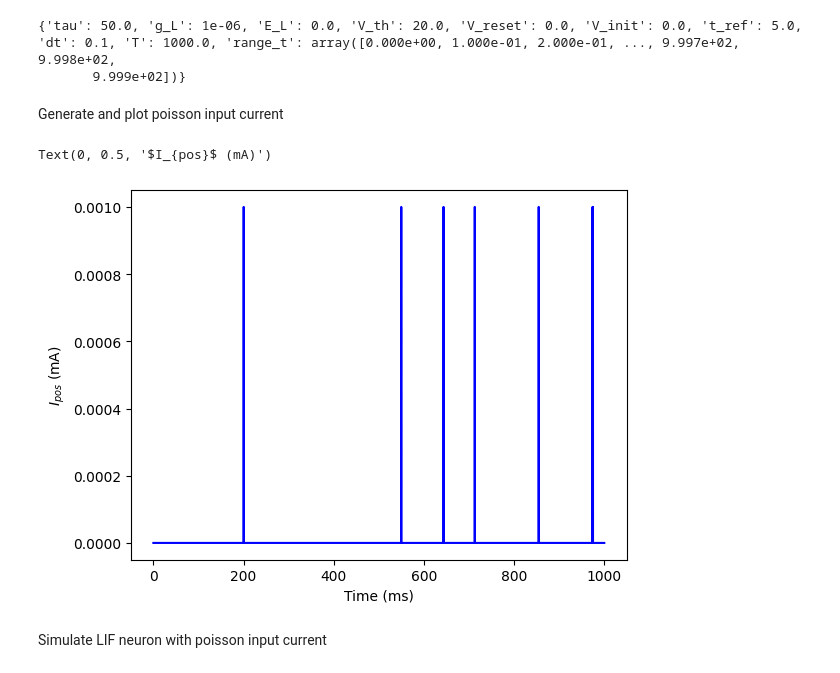
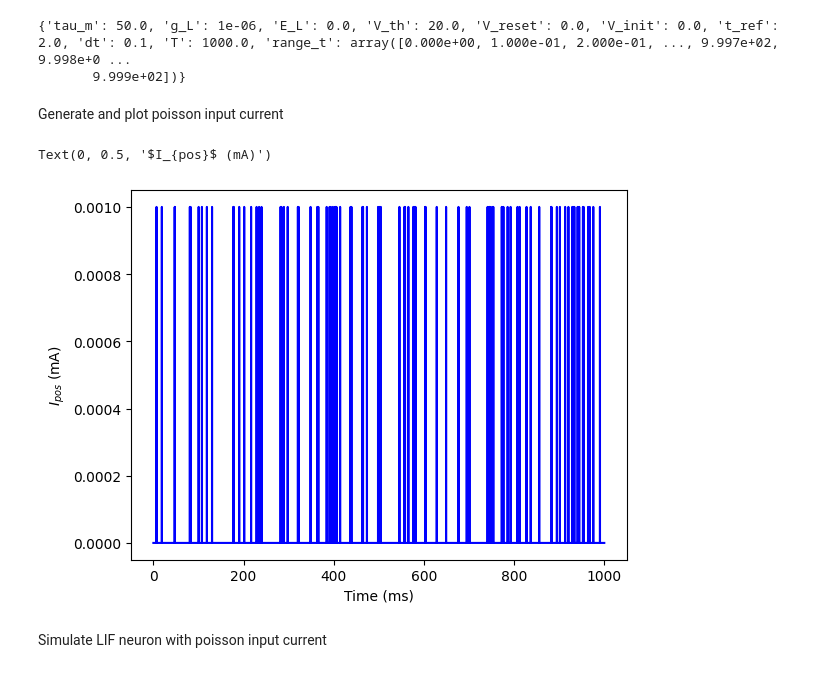
Before and after one commit to rahul-nauni/neuron_dynamics, a Jupyter notebook: LIF_poisson.ipynb, the cells around one changed output. Cells and saved outputs as stored; diff of their text form; code cells hidden in the pictures.

```diff
--- a/LIF_poisson.ipynb
+++ b/LIF_poisson.ipynb
@@ -16,13 +20,13 @@ def default_params(**kwargs):
     params = {}
 
     # Define neuron parameters
-    params['tau'] = 50.0 # Membrane time constant
+    params['tau_m'] = 50.0 # Membrane time constant
     params['g_L'] = 1e-6  # Leak resistance (in ohms)
     params['E_L'] = 0.0  # Resting potential (in mV)
     params['V_th'] = 20.0  # Threshold voltage (in mV)
     params['V_reset'] = 0.0  # Reset voltage (in mV)
     params['V_init'] = 0.0   # initial potential [mV]
-    params['t_ref'] = 5.0  # Refractory period (in ms)
+    params['t_ref'] = 2.0  # Refractory period (in ms)
 
     # Define the simulation parameters
     params['dt'] = 0.1  # Time step (in ms)
@@ -39,7 +43,7 @@ def default_params(**kwargs):
 params = default_params()
 print(params)
 # %% [output]
-{'tau': 50.0, 'g_L': 1e-06, 'E_L': 0.0, 'V_th': 20.0, 'V_reset': 0.0, 'V_init': 0.0, 't_ref': 5.0, 'dt': 0.1, 'T': 1000.0, 'range_t': array([0.000e+00, 1.000e-01, 2.000e-01, ..., 9.997e+02, 9.998e+02,
+{'tau_m': 50.0, 'g_L': 1e-06, 'E_L': 0.0, 'V_th': 20.0, 'V_reset': 0.0, 'V_init': 0.0, 't_ref': 2.0, 'dt': 0.1, 'T': 1000.0, 'range_t': array([0.000e+00, 1.000e-01, 2.000e-01, ..., 9.997e+02, 9.998e+0 ...
        9.999e+02])}
 # %%
 def generate_poisson_spikes(params, rate, user_seed=False):
@@ -134,14 +135,14 @@ def run_LIF(params, I_ext, stop=False):
 # %% [markdown]
 Generate and plot poisson input current
 # %%
-rate = 10 # poisson rate (Hz)
+rate = 100 # poisson rate (Hz)
 I_pos = generate_poisson_spikes(params, rate=rate, user_seed=False)
 plt.plot(params['range_t'], I_pos, 'b')
 plt.xlabel('Time (ms)')
 plt.ylabel(r'$I_{pos}$ (mA)')
 # %% [output]
 Text(0, 0.5, '$I_{pos}$ (mA)')
-[figure, old version]
+[figure, new version]
 # %% [markdown]
 Simulate LIF neuron with poisson input current
 # %%
```
Also changed, not shown: parts of 5 cells of this notebook, 2 other files.
